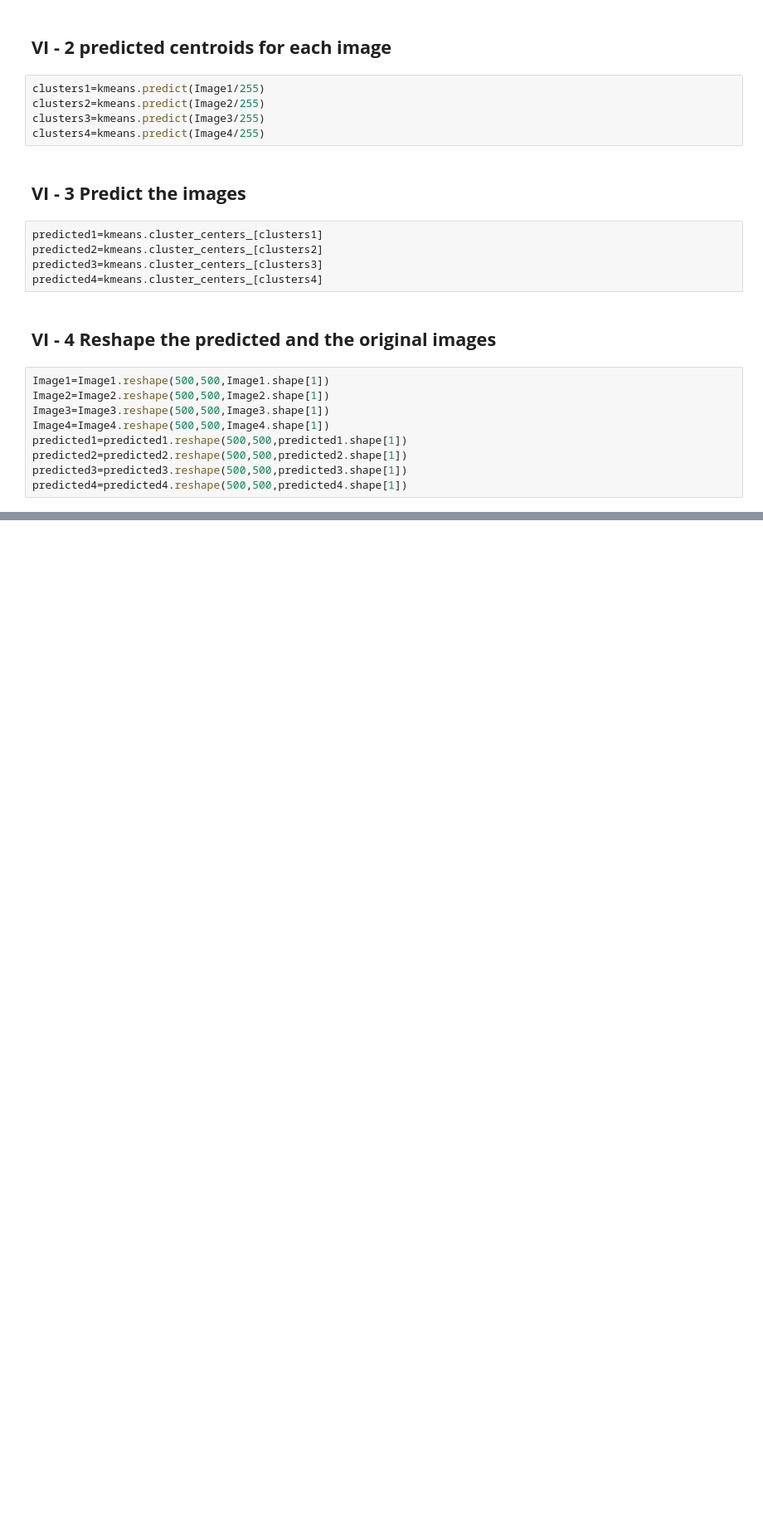
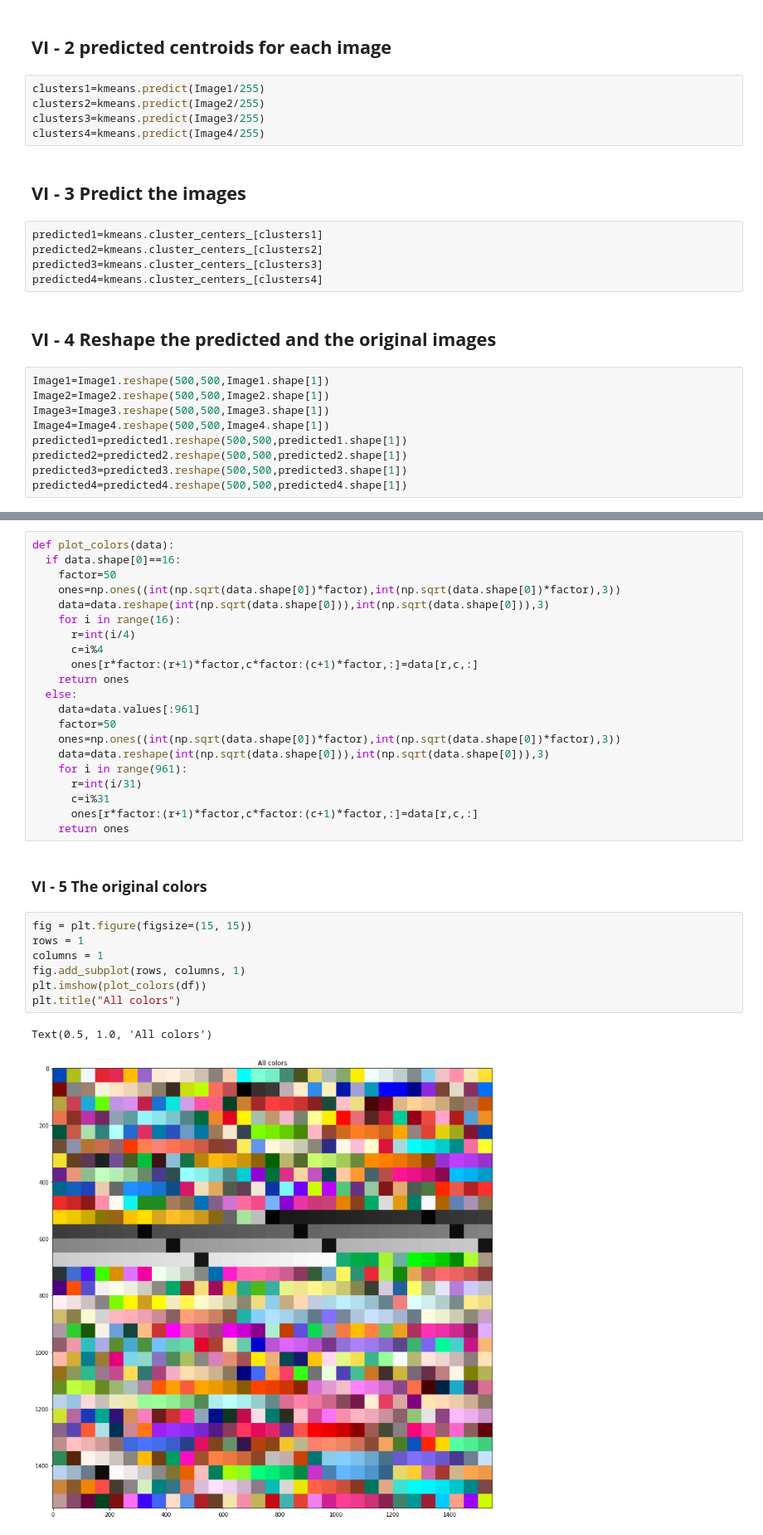
Before and after one commit to tamer017/Image-compression, a Jupyter notebook: Image_compression.ipynb, the cells around one changed output, grey strips where cells are left out. Shown at 83% size. Drawn from its saved outputs; the diff is of its cells as text; blank space fills up the shorter version.

```diff
--- a/Image_compression.ipynb
+++ b/Image_compression.ipynb
@@ -221,3 +237,36 @@ plt.title("compressed Zebra image")
 # %% [output]
 Text(0.5, 1.0, 'compressed Zebra image')
 [figure]
+# %%
+def plot_colors(data):
+  if data.shape[0]==16:
+    factor=50
+    ones=np.ones((int(np.sqrt(data.shape[0])*factor),int(np.sqrt(data.shape[0])*factor),3))
+    data=data.reshape(int(np.sqrt(data.shape[0])),int(np.sqrt(data.shape[0])),3)
+    for i in range(16):
+      r=int(i/4)
+      c=i%4
+      ones[r*factor:(r+1)*factor,c*factor:(c+1)*factor,:]=data[r,c,:]
+    return ones
+  else:
+    data=data.values[:961]
+    factor=50
+    ones=np.ones((int(np.sqrt(data.shape[0])*factor),int(np.sqrt(data.shape[0])*factor),3))
+    data=data.reshape(int(np.sqrt(data.shape[0])),int(np.sqrt(data.shape[0])),3)
+    for i in range(961):
+      r=int(i/31)
+      c=i%31
+      ones[r*factor:(r+1)*factor,c*factor:(c+1)*factor,:]=data[r,c,:]
+    return ones
+# %% [markdown]
+### **VI - 5 The original colors**
+# %%
+fig = plt.figure(figsize=(15, 15))
+rows = 1
+columns = 1
+fig.add_subplot(rows, columns, 1)
+plt.imshow(plot_colors(df))
+plt.title("All colors")
+# %% [output]
+Text(0.5, 1.0, 'All colors')
+[figure, added]
```
Also changed, not shown: parts of 12 cells of this notebook.
